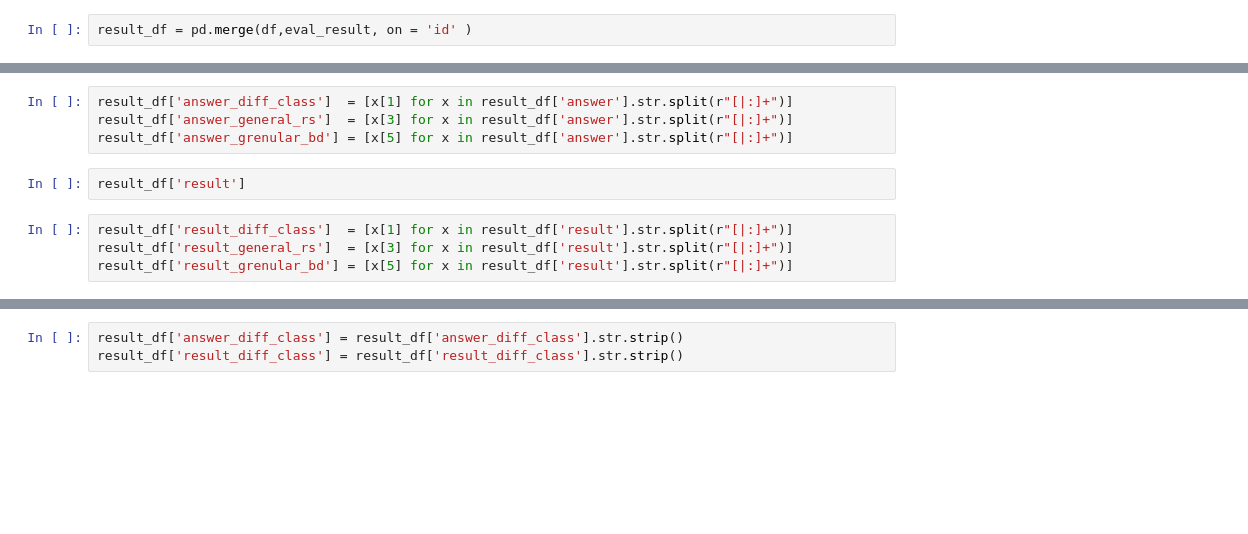
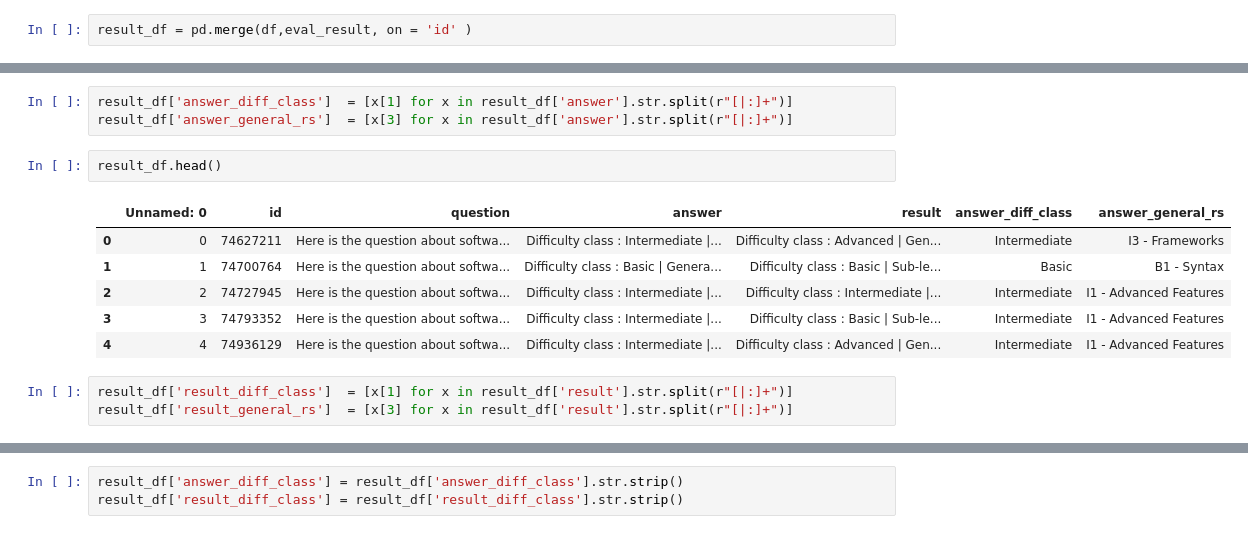
Before and after one commit to boysbeanxious/stackoverflow_src, a Jupyter notebook: chatgpt/1_chatgpt_langchain_change_n.ipynb, the cells around one changed output, grey strips where cells are left out. Drawn from its saved outputs; the diff is of its cells as text; blank space fills up the shorter version.

```diff
--- a/chatgpt/1_chatgpt_langchain_change_n.ipynb
+++ b/chatgpt/1_chatgpt_langchain_change_n.ipynb
@@ -165,12 +287,17 @@ result_df.head()
 # %%
 result_df['answer_diff_class']  = [x[1] for x in result_df['answer'].str.split(r"[|:]+")]
 result_df['answer_general_rs']  = [x[3] for x in result_df['answer'].str.split(r"[|:]+")]
-result_df['answer_grenular_bd'] = [x[5] for x in result_df['answer'].str.split(r"[|:]+")]
 # %%
-result_df['result']
+result_df.head()
+# %% [output]
+|  | Unnamed: 0 | id | question | answer | result | answer_diff_class | answer_general_rs |
+| 0 | 0 | 74627211 | Here is the question about softwa... | Difficulty class : Intermediate |... | Difficulty class : Advanced | Gen... | Intermediate | I3 - Frameworks |
+| 1 | 1 | 74700764 | Here is the question about softwa... | Difficulty class : Basic | Genera... | Difficulty class : Basic | Sub-le... | Basic | B1 - Syntax |
+| 2 | 2 | 74727945 | Here is the question about softwa... | Difficulty class : Intermediate |... | Difficulty class : Intermediate |... | Intermediate | I1 - Advanced Features |
+| 3 | 3 | 74793352 | Here is the question about softwa... | Difficulty class : Intermediate |... | Difficulty class : Basic | Sub-le... | Intermediate | I1 - Advanced Features |
+| 4 | 4 | 74936129 | Here is the question about softwa... | Difficulty class : Intermediate |... | Difficulty class : Advanced | Gen... | Intermediate | I1 - Advanced Features |
 # %%
 result_df['result_diff_class']  = [x[1] for x in result_df['result'].str.split(r"[|:]+")]
 result_df['result_general_rs']  = [x[3] for x in result_df['result'].str.split(r"[|:]+")]
-result_df['result_grenular_bd'] = [x[5] for x in result_df['result'].str.split(r"[|:]+")]
 # %%
 result_df.head()
```
Also changed, not shown: parts of 8 cells of this notebook, 5 other files.
